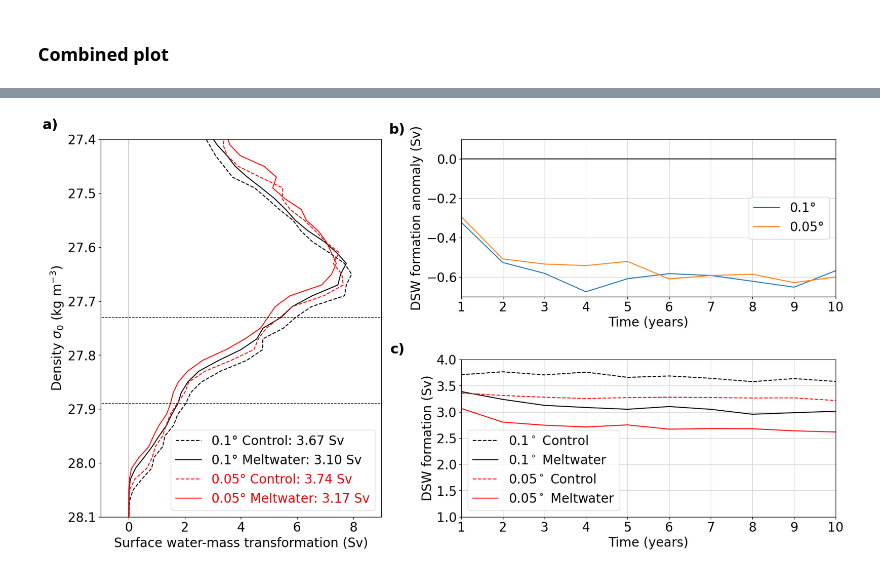
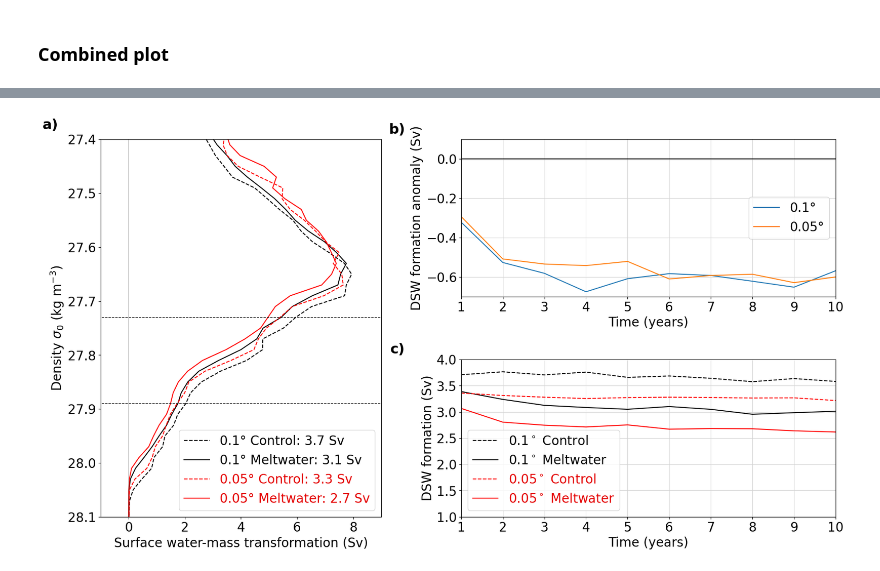
Before and after one commit to adele-morrison/panan-meltwater, a Jupyter notebook: notebooks/bottom_water_analysis/SWMT_shelf_PanAns.ipynb, the cells around one changed output, grey strips where cells are left out. Cells and saved outputs as stored; diff of their text form; code cells hidden in the pictures.

Commit message:
fixing resolution figures

```diff
--- a/notebooks/bottom_water_analysis/SWMT_shelf_PanAns.ipynb
+++ b/notebooks/bottom_water_analysis/SWMT_shelf_PanAns.ipynb
@@ -159,3 +166,12 @@ ax1.set_xlabel('Surface water-mass transformation anomaly (Sv)')
 [figure]
 # %% [markdown]
 ### Combined plot
+# %%
+# Confirming inset numbers
+pan01_25 = 27.89
+pan01_75 = 27.73
+
+print(pan01_C_swmt.sel(isopycnal_bins=slice(pan01_75,pan01_25)).compute().mean(),
+        pan01_M_swmt.sel(isopycnal_bins=slice(pan01_75,pan01_25)).compute().mean(),
+        pan005_C_swmt.sel(isopycnal_bins=slice(pan01_75,pan01_25)).compute().mean(),
+        pan005_M_swmt.sel(isopycnal_bins=slice(pan01_75,pan01_25)).compute().mean())
@@ -174,10 +204,10 @@ ax3 = fig.add_subplot(gs[1, 1])
 
 # --------------------------
 # First figure (left side)
-ax1.plot(pan01_C_swmt, pan01_C_swmt['isopycnal_bins'], linestyle='--', color='black', label='0.1° Control: 3.67 Sv')
-ax1.plot(pan01_M_swmt, pan01_M_swmt['isopycnal_bins'], 'black', label='0.1° Meltwater: 3.10 Sv')
-ax1.plot(pan005_C_swmt, pan005_C_swmt['isopycnal_bins'], linestyle='--', color='red', label='0.05° Control: 3.74 Sv')
-ax1.plot(pan005_M_swmt, pan005_M_swmt['isopycnal_bins'], 'red', label='0.05° Meltwater: 3.17 Sv')
+ax1.plot(pan01_C_swmt, pan01_C_swmt['isopycnal_bins'], linestyle='--', color='black', label='0.1° Control: 3.7 Sv')
+ax1.plot(pan01_M_swmt, pan01_M_swmt['isopycnal_bins'], 'black', label='0.1° Meltwater: 3.1 Sv')
+ax1.plot(pan005_C_swmt, pan005_C_swmt['isopycnal_bins'], linestyle='--', color='red', label='0.05° Control: 3.3 Sv')
+ax1.plot(pan005_M_swmt, pan005_M_swmt['isopycnal_bins'], 'red', label='0.05° Meltwater: 2.7 Sv')
 
 ax1.plot([0, 0], [27.4, 28.1], 'k', linewidth=0.5)
 ax1.plot([-5, 15], [pan01_25, pan01_25], 'k--', linewidth=1)
@@ -208,31 +238,35 @@ ax2.axhline(y=0, color='black', linestyle='-')
 
 # --------------------------
 # Third figure (bottom-right)
 ax3.plot(pan01_C.index + 1, pan01_C.values, color='black', linestyle='--', label='0.1$^\circ$ Control')
 ax3.plot(pan01_M.index + 1, pan01_M.values, color='black', linestyle='-', label='0.1$^\circ$ Meltwater')
 ax3.plot(pan005_C.index + 1, pan005_C.values, color='red', linestyle='--', label='0.05$^\circ$ Control')
 ax3.plot(pan005_M.index + 1, pan005_M.values, color='red', linestyle='-', label='0.05$^\circ$ Meltwater')
 
 ax3.set_xlim(1, 10)
 ax3.set_ylim(1, 4)
 ax3.set_xlabel('Time (years)')
 ax3.set_ylabel("DSW formation (Sv)")
 ax3.set_title('')
 ax3.legend()
 ax3.grid(True, color='lightgrey')
 ax3.axhline(y=0, color='black', linestyle='-')
 
+leg3 = ax3.legend()
+for text, color in zip(leg3.get_texts(), ['black', 'black', '#E50000', '#E50000']):
+    text.set_color(color)
+
 # Add panel labels
 ax1.text(-0.15, 1.02, 'a)', transform=ax1.transAxes,
          fontsize=22, fontweight='bold', va='bottom', ha='right')
 ax2.text(-0.15, 1.02, 'b)', transform=ax2.transAxes,
          fontsize=22, fontweight='bold', va='bottom', ha='right')
 ax3.text(-0.15, 1.02, 'c)', transform=ax3.transAxes,
          fontsize=22, fontweight='bold', va='bottom', ha='right')
 
 plt.tight_layout()
 plt.show()
 
 fig.savefig("/g/data/g40/kc5856/thesis_figures/resolution_SWMT_shelf.png", dpi=300, bbox_inches='tight')
 # %% [output]
-[figure, old version]
+[figure, new version]
```
Also changed, not shown: parts of 6 cells of this notebook, 7 other files.
